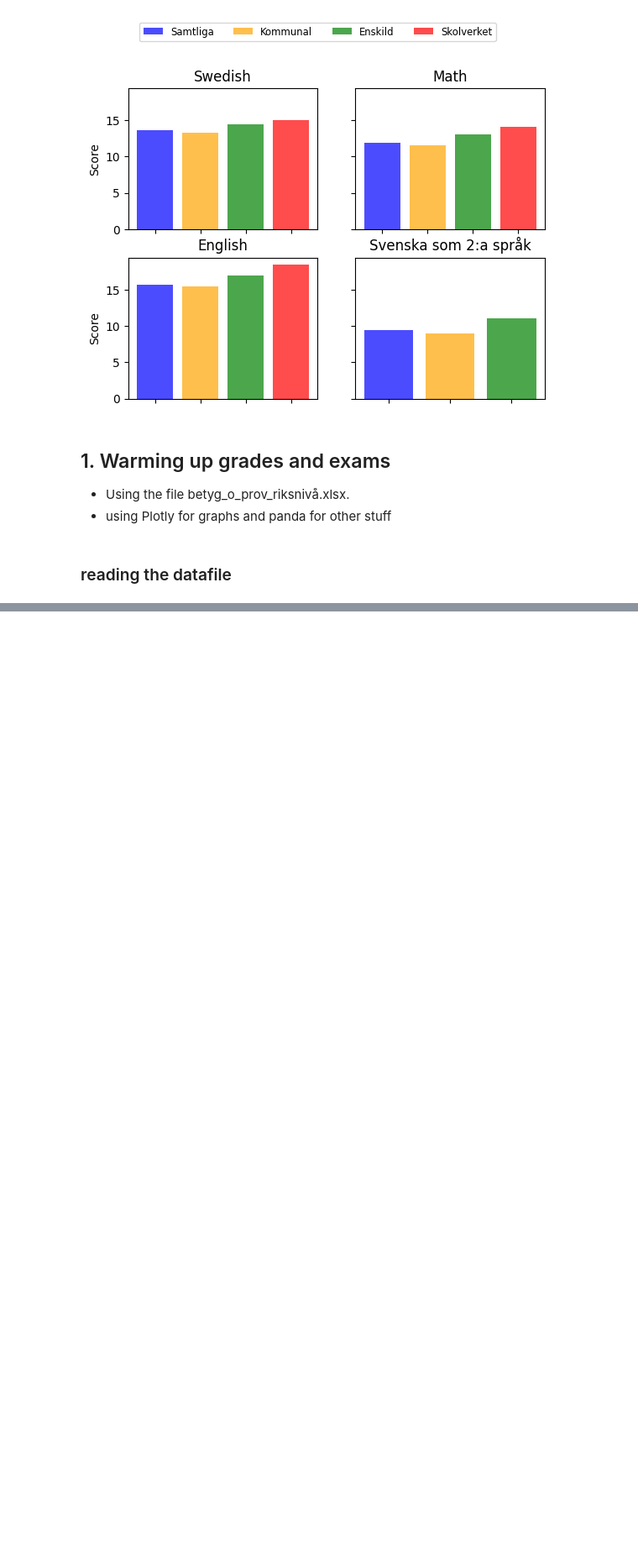
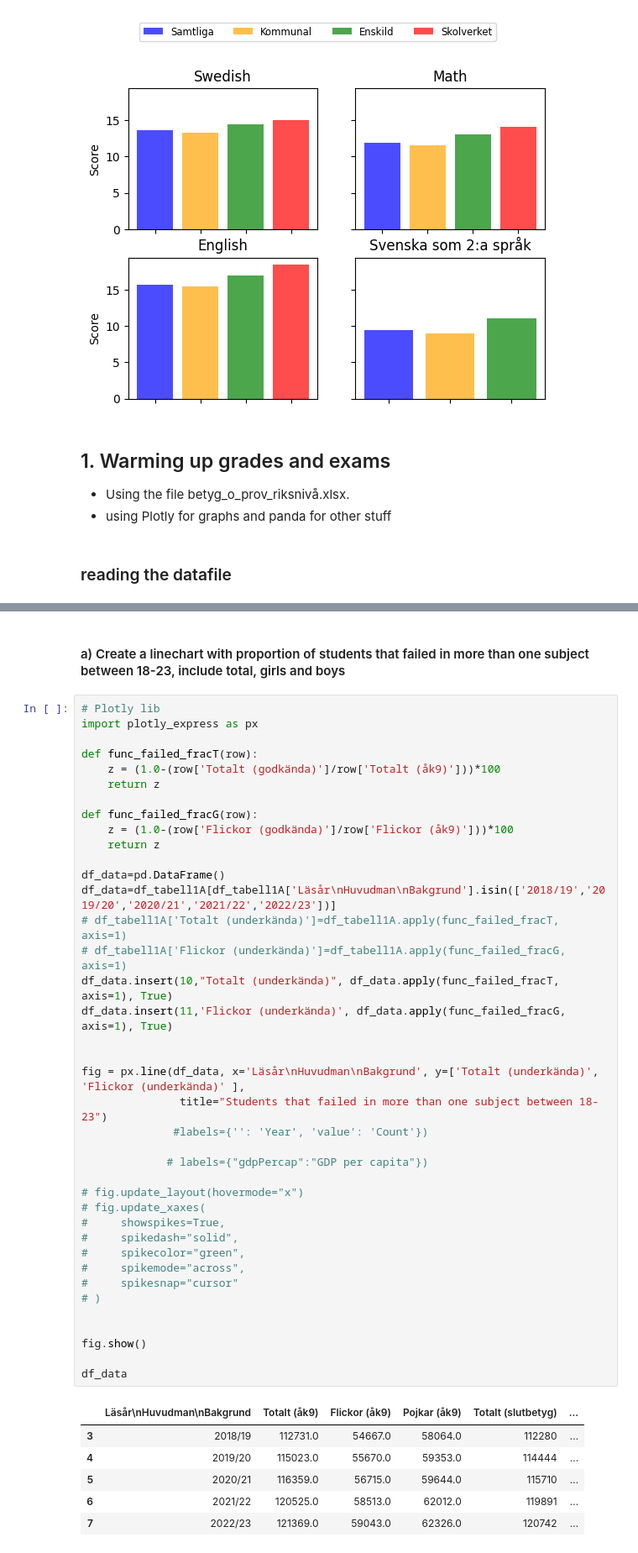
Before and after one commit to danlundh67/PISA-data-processing, a Jupyter notebook: pisa.ipynb, the cells around one changed output, grey strips where cells are left out. Shown at 84% size. Cells and saved outputs as stored; diff of their text form; blank space fills up the shorter version.

```diff
--- a/pisa.ipynb
+++ b/pisa.ipynb
@@ -185,0 +191,48 @@ df_tabell1B.drop(df_tabell1B[df_tabell1B['Totalt (merit 16 ämnen)'].isnull()].i
+# %% [markdown]
+####  a) Create a linechart with proportion of students that failed in more than one subject between 18-23, include total, girls and boys
+# %%
+# Plotly lib
+import plotly_express as px
+
+def func_failed_fracT(row):
+    z = (1.0-(row['Totalt (godkända)']/row['Totalt (åk9)']))*100
+    return z
+
+def func_failed_fracG(row):
+    z = (1.0-(row['Flickor (godkända)']/row['Flickor (åk9)']))*100
+    return z
+
+df_data=pd.DataFrame()
+df_data=df_tabell1A[df_tabell1A['Läsår\nHuvudman\nBakgrund'].isin(['2018/19','2019/20','2020/21','2021/22','2022/23'])]
+# df_tabell1A['Totalt (underkända)']=df_tabell1A.apply(func_failed_fracT, axis=1)
+# df_tabell1A['Flickor (underkända)']=df_tabell1A.apply(func_failed_fracG, axis=1)
+df_data.insert(10,"Totalt (underkända)", df_data.apply(func_failed_fracT, axis=1), True)
+df_data.insert(11,'Flickor (underkända)', df_data.apply(func_failed_fracG, axis=1), True)
+
+
+fig = px.line(df_data, x='Läsår\nHuvudman\nBakgrund', y=['Totalt (underkända)', 'Flickor (underkända)' ],
+               title="Students that failed in more than one subject between 18-23")
+              #labels={'': 'Year', 'value': 'Count'})
+
+             # labels={"gdpPercap":"GDP per capita"})
+
+# fig.update_layout(hovermode="x")
+# fig.update_xaxes(
+#     showspikes=True,
+#     spikedash="solid",
+#     spikecolor="green",
+#     spikemode="across",
+#     spikesnap="cursor"
+# )
+
+
+fig.show()
+
+df_data
+# %% [output]
+|  | Läsår\nHuvudman\nBakgrund | Totalt (åk9) | Flickor (åk9) | Pojkar (åk9) | Totalt (slutbetyg) | ... |
+| 3 | 2018/19 | 112731.0 | 54667.0 | 58064.0 | 112280 | ... |
+| 4 | 2019/20 | 115023.0 | 55670.0 | 59353.0 | 114444 | ... |
+| 5 | 2020/21 | 116359.0 | 56715.0 | 59644.0 | 115710 | ... |
+| 6 | 2021/22 | 120525.0 | 58513.0 | 62012.0 | 119891 | ... |
+| 7 | 2022/23 | 121369.0 | 59043.0 | 62326.0 | 120742 | ... |
```
Also changed, not shown: parts of 5 cells of this notebook.
